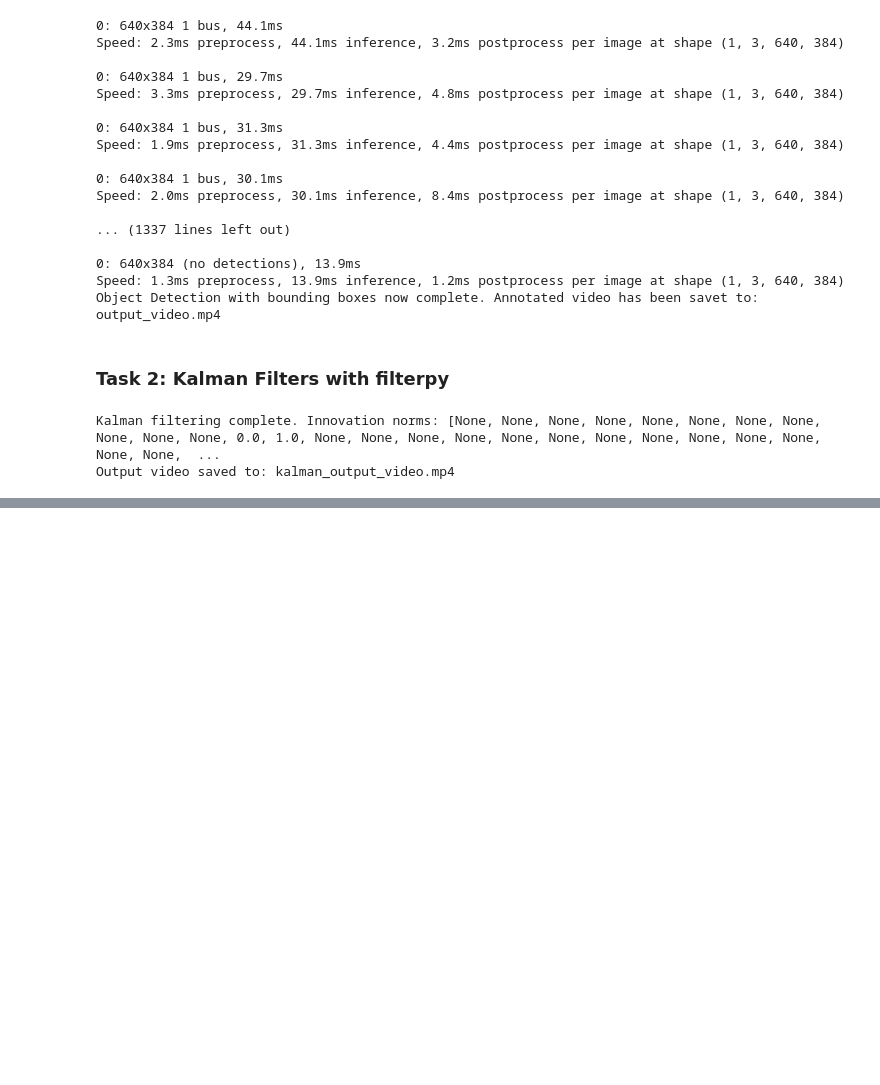
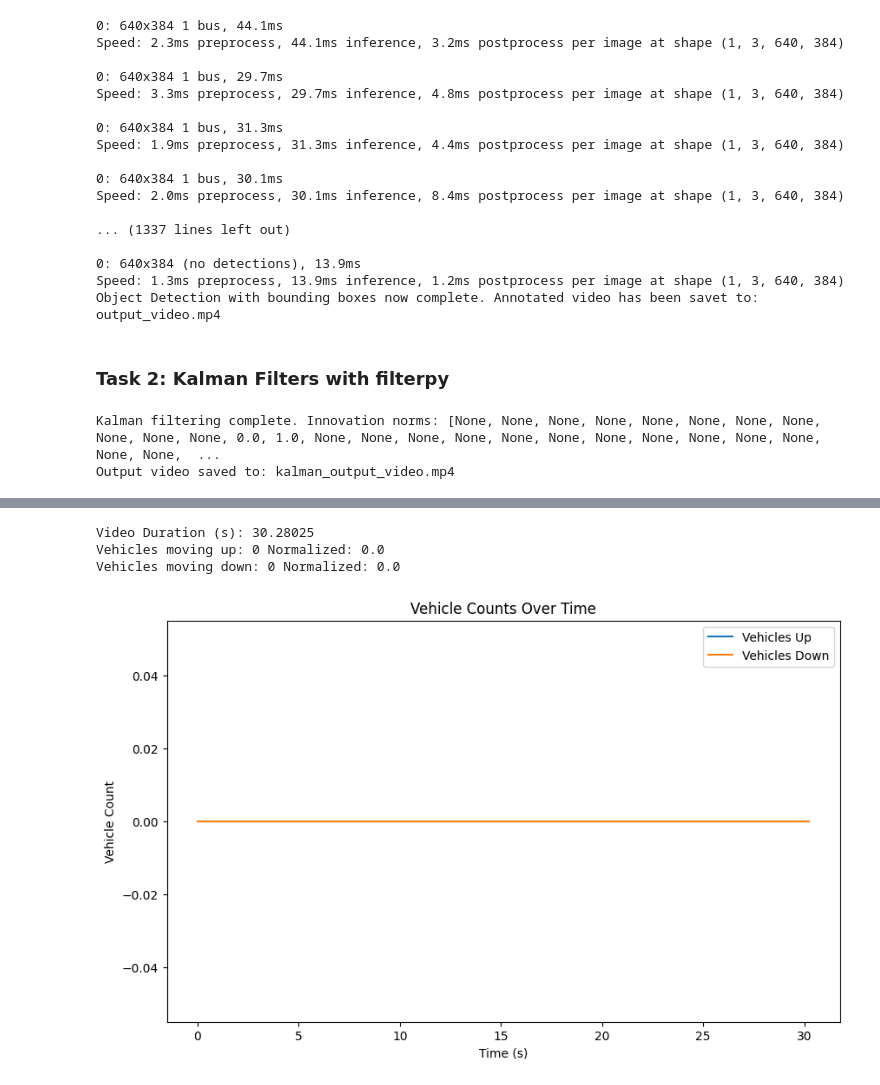
Before and after one commit to alecpippas/AI-Systems-Portfolio, a Jupyter notebook: assignments/assignment-3/03-assignment-3.ipynb, the cells around one changed output, grey strips where cells are left out. Cells and saved outputs as stored; diff of their text form; code cells hidden in the pictures; blank space fills up the shorter version.

```diff
--- a/assignments/assignment-3/03-assignment-3.ipynb
+++ b/assignments/assignment-3/03-assignment-3.ipynb
@@ -353,0 +607,24 @@ Output video saved to: kalman_output_video.mp4
+# %%
+# 7) Normalize the counts by video duration
+normalized_count_up = count_up / duration
+normalized_count_down = count_down / duration
+
+print("Video Duration (s):", duration)
+print("Vehicles moving up:", count_up, "Normalized:", normalized_count_up)
+print("Vehicles moving down:", count_down, "Normalized:", normalized_count_down)
+# %% [output]
+Video Duration (s): 30.28025
+Vehicles moving up: 0 Normalized: 0.0
+Vehicles moving down: 0 Normalized: 0.0
+# %%
+# 8) Plot the counts over time
+plt.figure(figsize=(10, 6))
+plt.plot(time_series, counts_up_series, label="Vehicles Up")
+plt.plot(time_series, counts_down_series, label="Vehicles Down")
+plt.xlabel("Time (s)")
+plt.ylabel("Vehicle Count")
+plt.title("Vehicle Counts Over Time")
+plt.legend()
+plt.show()
+# %% [output]
+[figure, added]
```
Also changed, not shown: parts of 5 cells of this notebook, 5 other files.
